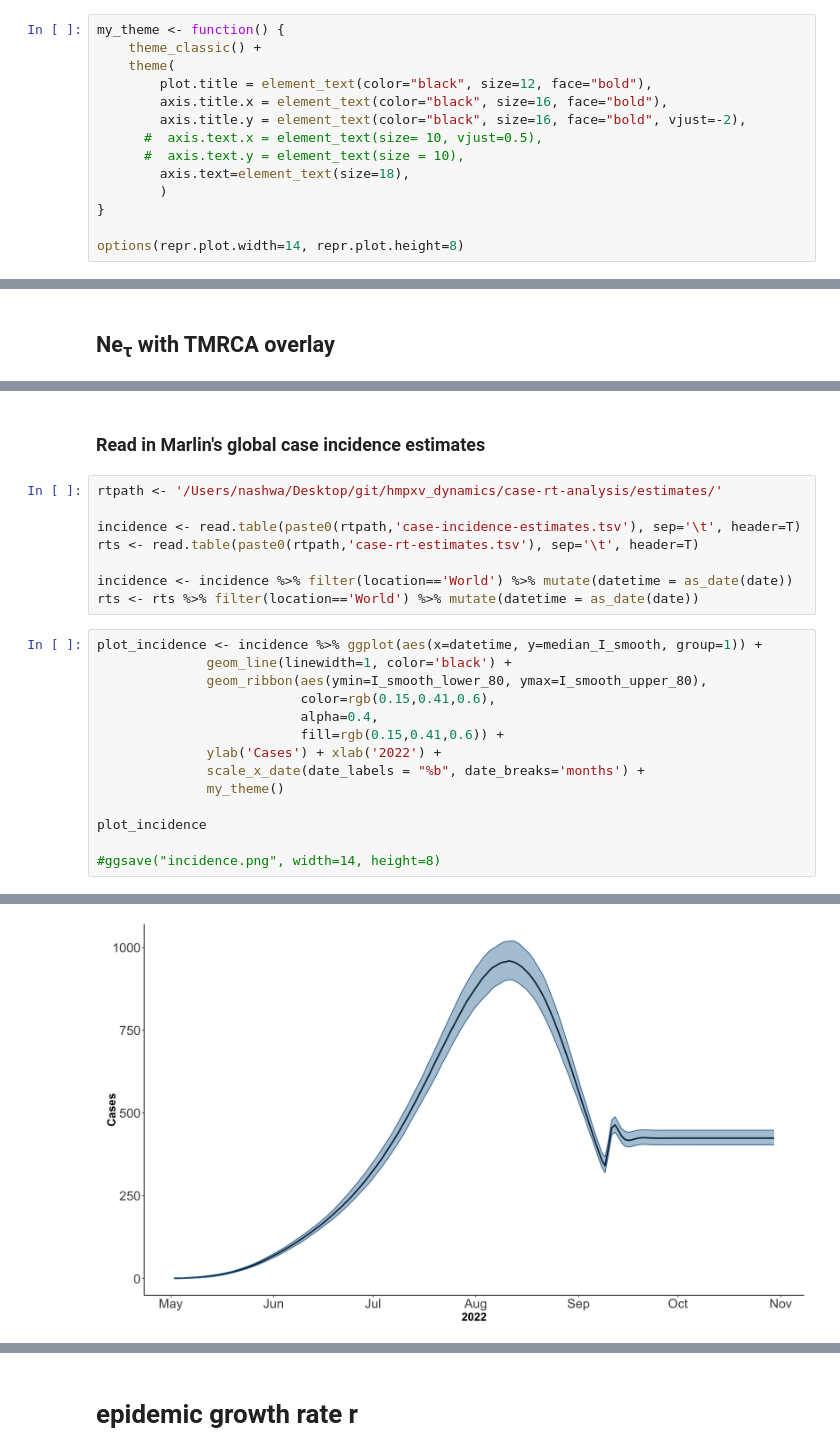
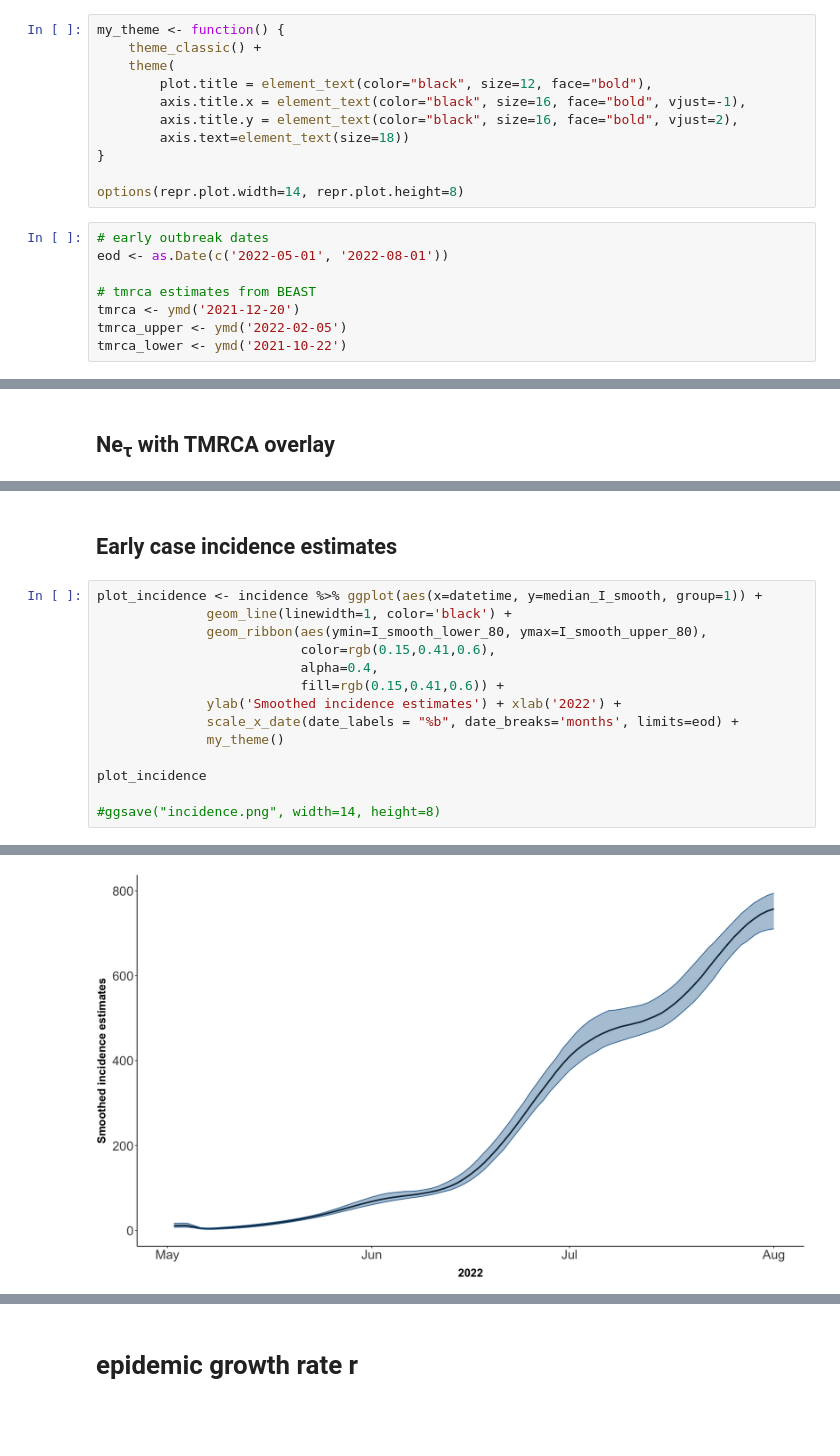
Before and after one commit to blab/mpox-dynamics, a Jupyter notebook: scripts/netau.ipynb, the cells around one changed output, grey strips where cells are left out. Saved outputs shown, nothing was run; the diff lists cells and outputs as text; blank space fills up the shorter version.

```diff
--- a/scripts/netau.ipynb
+++ b/scripts/netau.ipynb
@@ -31,13 +15,18 @@ my_theme <- function() {
     theme_classic() +
     theme(
         plot.title = element_text(color="black", size=12, face="bold"),
-        axis.title.x = element_text(color="black", size=16, face="bold"),
-        axis.title.y = element_text(color="black", size=16, face="bold", vjust=-2),
-      #  axis.text.x = element_text(size= 10, vjust=0.5),
-      #  axis.text.y = element_text(size = 10),
-        axis.text=element_text(size=18),
-        )
+        axis.title.x = element_text(color="black", size=16, face="bold", vjust=-1),
+        axis.title.y = element_text(color="black", size=16, face="bold", vjust=2),
+        axis.text=element_text(size=18))
 }
 
 options(repr.plot.width=14, repr.plot.height=8)
+# %%
+# early outbreak dates
+eod <- as.Date(c('2022-05-01', '2022-08-01'))
+
+# tmrca estimates from BEAST
+tmrca <- ymd('2021-12-20')
+tmrca_upper <- ymd('2022-02-05')
+tmrca_lower <- ymd('2021-10-22')
 # %% [markdown]
@@ -153,13 +117,5 @@ plot_ne_logistic
 # %% [markdown]
-### Read in Marlin's global case incidence estimates
+## Early case incidence estimates
-# %%
-rtpath <- '/Users/nashwa/Desktop/git/hmpxv_dynamics/case-rt-analysis/estimates/'
-
-incidence <- read.table(paste0(rtpath,'case-incidence-estimates.tsv'), sep='\t', header=T)
-rts <- read.table(paste0(rtpath,'case-rt-estimates.tsv'), sep='\t', header=T)
-
-incidence <- incidence %>% filter(location=='World') %>% mutate(datetime = as_date(date))
-rts <- rts %>% filter(location=='World') %>% mutate(datetime = as_date(date))
 # %%
 plot_incidence <- incidence %>% ggplot(aes(x=datetime, y=median_I_smooth, group=1)) +
               geom_line(linewidth=1, color='black') +
@@ -167,8 +123,8 @@ plot_incidence <- incidence %>% ggplot(aes(x=datetime, y=median_I_smooth, group=
                           color=rgb(0.15,0.41,0.6),
                           alpha=0.4,
                           fill=rgb(0.15,0.41,0.6)) +
-              ylab('Cases') + xlab('2022') +
-              scale_x_date(date_labels = "%b", date_breaks='months') +
+              ylab('Smoothed incidence estimates') + xlab('2022') +
+              scale_x_date(date_labels = "%b", date_breaks='months', limits=eod) +
               my_theme()
 
 plot_incidence
@@ -178,2 +136,2 @@ plot_incidence
-[figure, old version]
+[figure, new version]
 # %% [markdown]
```
Also changed, not shown: parts of 50 cells of this notebook, 41 other files.
